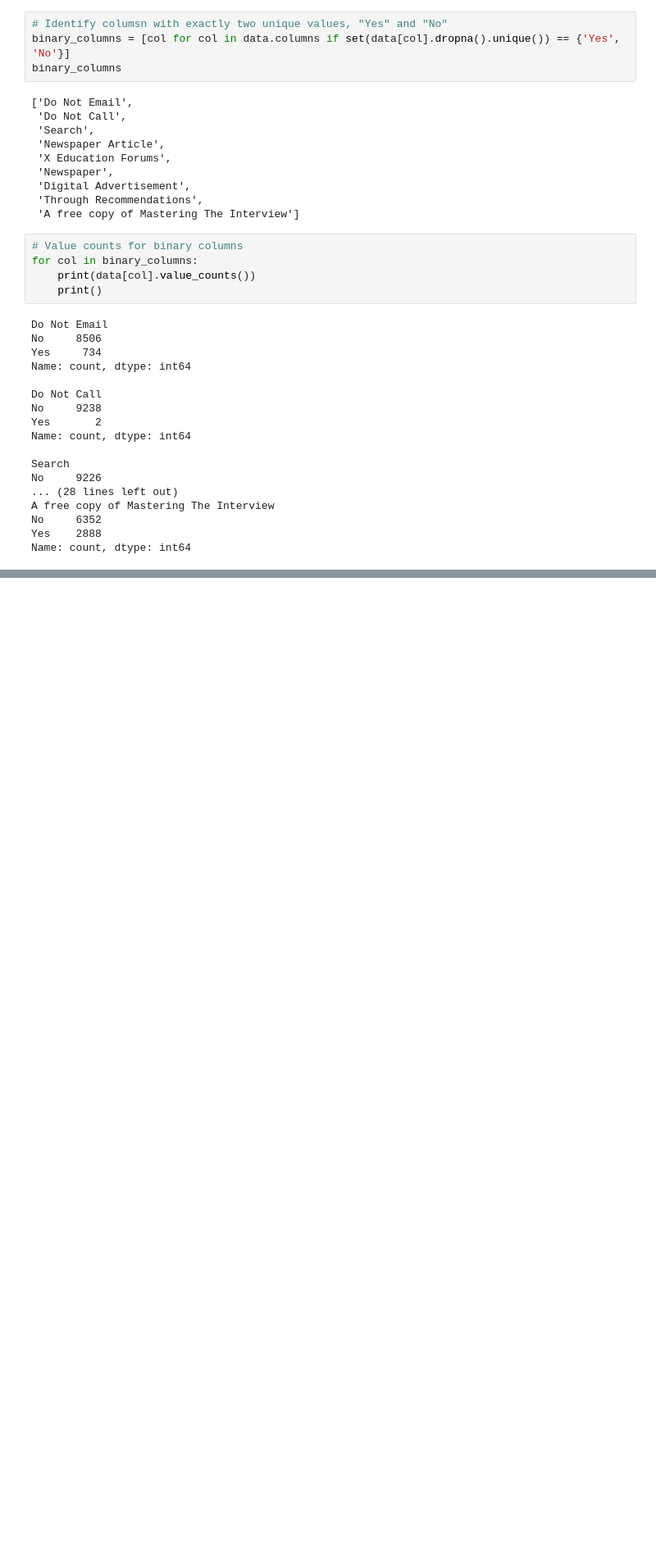
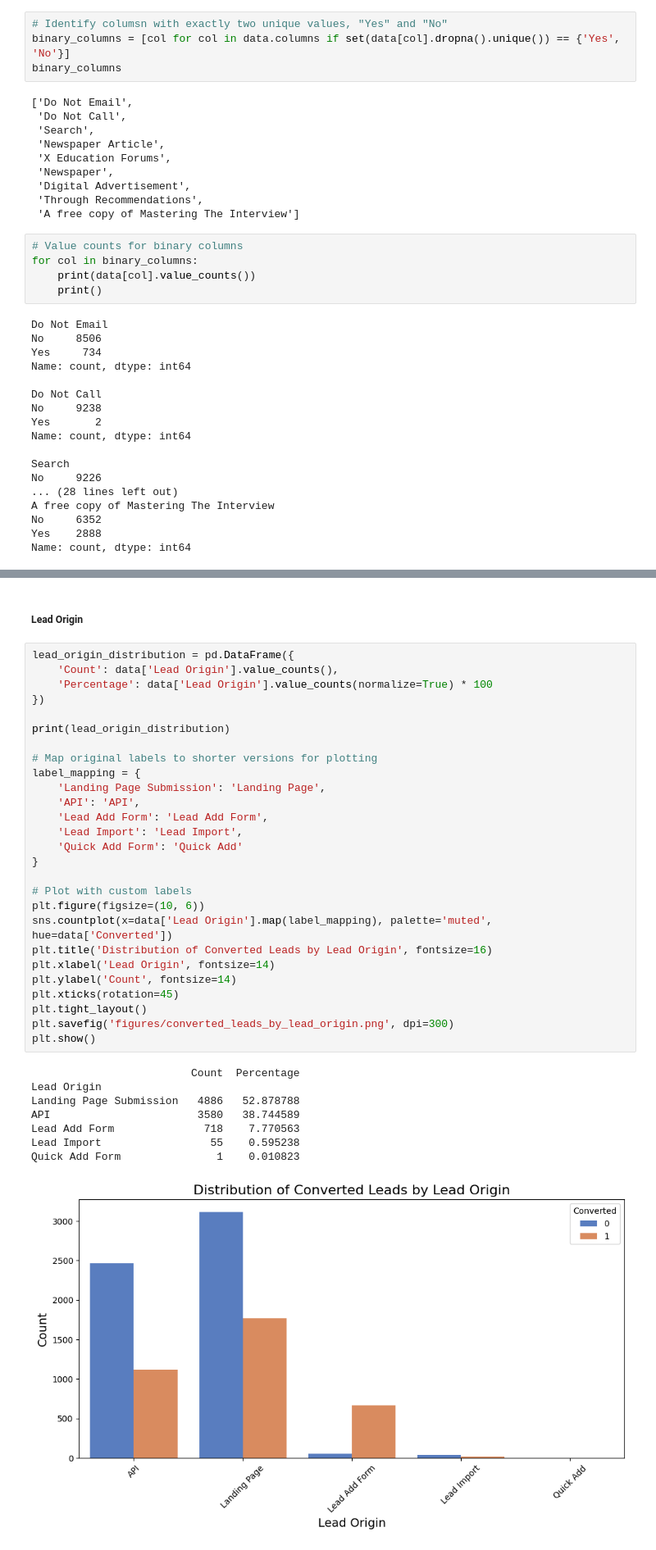
Before and after one commit to surajwate/Education-Lead-Conversion-Model, a Jupyter notebook: notebooks/data_exploration.ipynb, the cells around one changed output, grey strips where cells are left out. Shown at 82% size. Drawn from its saved outputs; the diff is of its cells as text; blank space fills up the shorter version.

```diff
--- a/notebooks/data_exploration.ipynb
+++ b/notebooks/data_exploration.ipynb
@@ -195,0 +265,38 @@ All the binary features except "Do Not Email" and "A free copy of Mastering The
+# %% [markdown]
+##### Lead Origin
+# %%
+lead_origin_distribution = pd.DataFrame({
+    'Count': data['Lead Origin'].value_counts(),
+    'Percentage': data['Lead Origin'].value_counts(normalize=True) * 100
+})
+
+print(lead_origin_distribution)
+
+# Map original labels to shorter versions for plotting
+label_mapping = {
+    'Landing Page Submission': 'Landing Page',
+    'API': 'API',
+    'Lead Add Form': 'Lead Add Form',
+    'Lead Import': 'Lead Import',
+    'Quick Add Form': 'Quick Add'
+}
+
+# Plot with custom labels
+plt.figure(figsize=(10, 6))
+sns.countplot(x=data['Lead Origin'].map(label_mapping), palette='muted', hue=data['Converted'])
+plt.title('Distribution of Converted Leads by Lead Origin', fontsize=16)
+plt.xlabel('Lead Origin', fontsize=14)
+plt.ylabel('Count', fontsize=14)
+plt.xticks(rotation=45)
+plt.tight_layout()
+plt.savefig('figures/converted_leads_by_lead_origin.png', dpi=300)
+plt.show()
+# %% [output]
+                         Count  Percentage
+Lead Origin
+Landing Page Submission   4886   52.878788
+API                       3580   38.744589
+Lead Add Form              718    7.770563
+Lead Import                 55    0.595238
+Quick Add Form               1    0.010823
+[figure, added]
```
Also changed, not shown: parts of 81 cells of this notebook.
